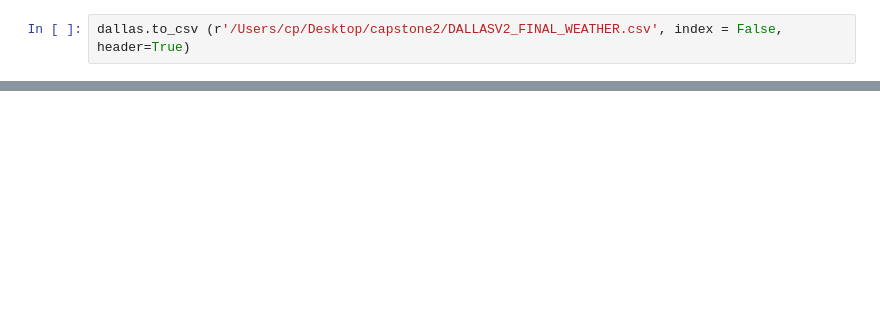
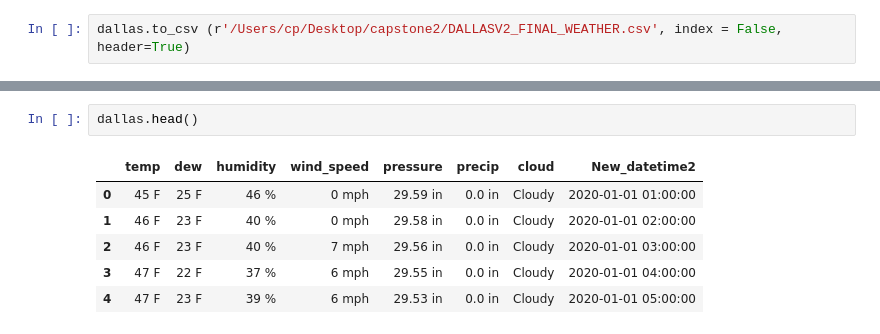
Before and after one commit to Cpizzle1/capstone2, a Jupyter notebook: notebooks/reformat_weatherv2.0.ipynb, the cells around one changed output, grey strips where cells are left out. Drawn from its saved outputs; the diff is of its cells as text; blank space fills up the shorter version.

```diff
--- a/notebooks/reformat_weatherv2.0.ipynb
+++ b/notebooks/reformat_weatherv2.0.ipynb
@@ -82,0 +110,9 @@ dallas.to_csv (r'/Users/cp/Desktop/capstone2/DALLASV2_FINAL_WEATHER.csv', index
+# %%
+dallas.head()
+# %% [output]
+|  | temp | dew | humidity | wind_speed | pressure | precip | cloud | New_datetime2 |
+| 0 | 45 F | 25 F | 46 % | 0 mph | 29.59 in | 0.0 in | Cloudy | 2020-01-01 01:00:00 |
+| 1 | 46 F | 23 F | 40 % | 0 mph | 29.58 in | 0.0 in | Cloudy | 2020-01-01 02:00:00 |
+| 2 | 46 F | 23 F | 40 % | 7 mph | 29.56 in | 0.0 in | Cloudy | 2020-01-01 03:00:00 |
+| 3 | 47 F | 22 F | 37 % | 6 mph | 29.55 in | 0.0 in | Cloudy | 2020-01-01 04:00:00 |
+| 4 | 47 F | 23 F | 39 % | 6 mph | 29.53 in | 0.0 in | Cloudy | 2020-01-01 05:00:00 |
```
Also changed, not shown: parts of 6 cells of this notebook, 8 other files.
